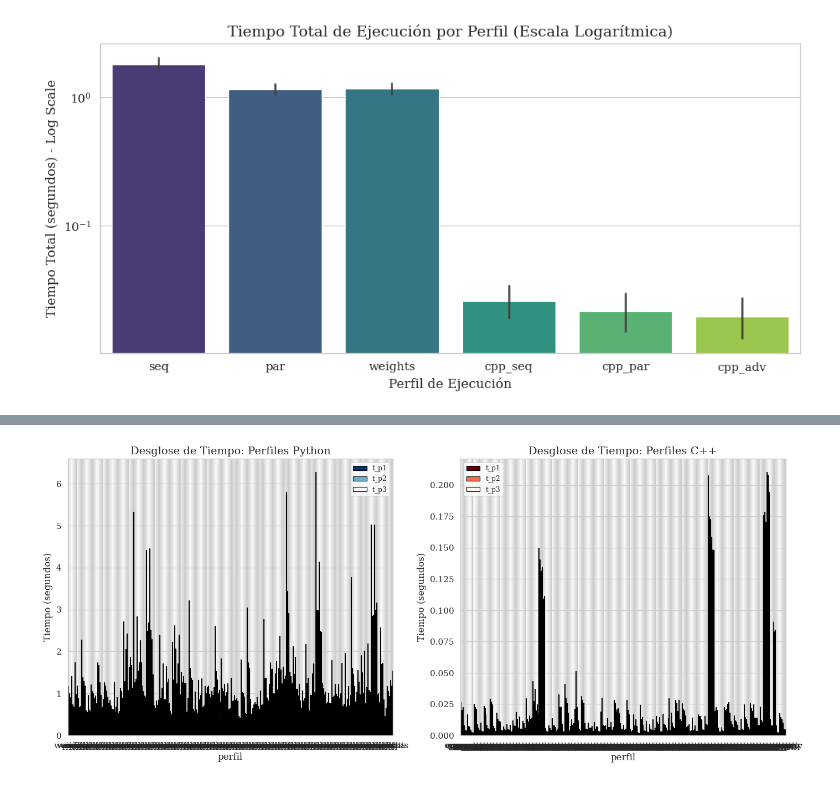
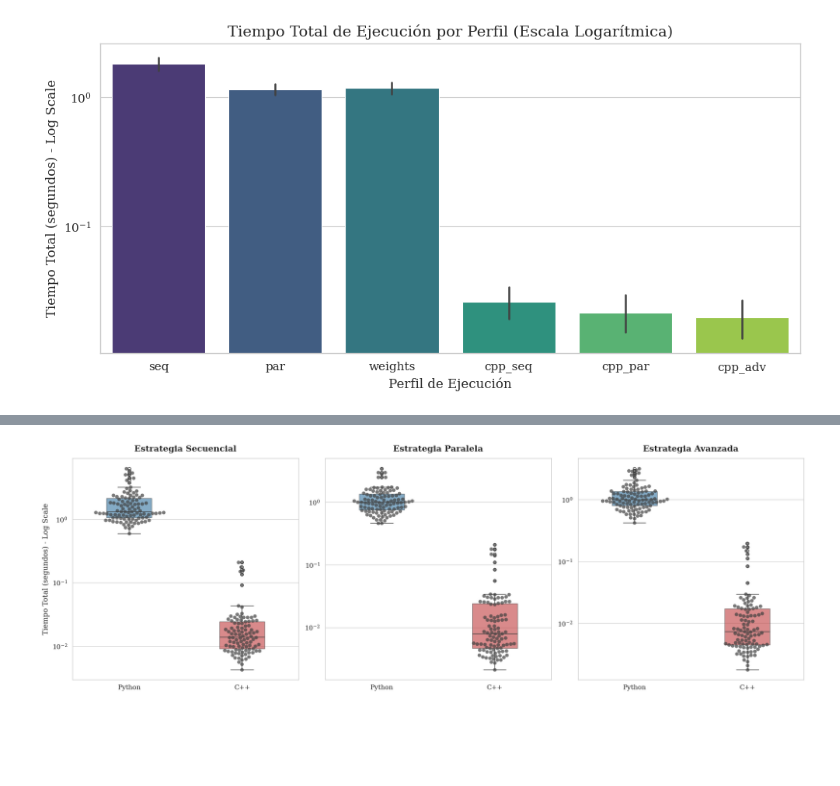
Before and after one commit to crptcusco/cbn_core, a Jupyter notebook: experiments/mix/exp_linear_100/analisis.ipynb, the cells around one changed output, grey strips where cells are left out. Cells and saved outputs as stored; diff of their text form; code cells hidden in the pictures; blank space fills up the shorter version.

```diff
--- a/experiments/mix/exp_linear_100/analisis.ipynb
+++ b/experiments/mix/exp_linear_100/analisis.ipynb
@@ -88,27 +191,59 @@ print(f"🚀 SPEEDUP GENERAL: C++ es {speedup:.2f} veces más rápido que Python
 # %%
-# Preparar datos para barras apiladas
-perfiles = df['perfil'].values
-t_p1 = df['t_p1'].values
-t_p2 = df['t_p2'].values
-t_p3 = df['t_p3'].values
+# Celda 5 (Vista en Paralelo): Distribución de Tiempos Totales (C++ vs Python)
 
-fig, (ax1, ax2) = plt.subplots(1, 2, figsize=(14, 6))
+# Definimos los combates
+pares_comparativos = [
+    ('Estrategia Secuencial', ['cpp_seq', 'seq']),
+    ('Estrategia Paralela', ['cpp_par', 'par']),
+    ('Estrategia Avanzada', ['cpp_adv', 'weights'])
+]
 
-# Gráfico 1: Python
-df_py.set_index('perfil')[['t_p1', 't_p2', 't_p3']].plot(
-    kind='bar', stacked=True, ax=ax1, colormap='Blues_r', edgecolor='black'
-)
-ax1.set_title("Desglose de Tiempo: Perfiles Python")
-ax1.set_ylabel("Tiempo (segundos)")
-ax1.tick_params(axis='x', rotation=0)
+# Crear figura con 1 fila y 3 columnas (en paralelo)
+fig, axes = plt.subplots(1, 3, figsize=(18, 6))
 
-# Gráfico 2: C++
-df_cpp.set_index('perfil')[['t_p1', 't_p2', 't_p3']].plot(
-    kind='bar', stacked=True, ax=ax2, colormap='Reds_r', edgecolor='black'
-)
-ax2.set_title("Desglose de Tiempo: Perfiles C++")
-ax2.set_ylabel("Tiempo (segundos)")
-ax2.tick_params(axis='x', rotation=0)
+for i, (titulo, perfiles) in enumerate(pares_comparativos):
+    # Filtrar datos del combate actual
+    df_combate = df[df['perfil'].isin(perfiles)].copy()
+
+    # Crear etiqueta limpia para C++ vs Python
+    df_combate['Lenguaje'] = df_combate['perfil'].apply(
+        lambda x: 'C++' if x.startswith('cpp_') else 'Python'
+    )
+
+    # BOXPLOT: Orientado verticalmente (x=Lenguaje, y=Tiempo)
+    sns.boxplot(
+        data=df_combate,
+        x='Lenguaje',
+        y='total_t',
+        ax=axes[i],
+        palette={'C++': '#d62728', 'Python': '#1f77b4'},
+        width=0.4,
+        boxprops=dict(alpha=0.6)
+    )
+
+    # SWARMPLOT: Puntos individuales superpuestos
+    sns.swarmplot(
+        data=df_combate,
+        x='Lenguaje',
+        y='total_t',
+        ax=axes[i],
+        color=".25",
+        size=6,
+        alpha=0.7
+    )
+
+    # Configuración de ejes y títulos
+    axes[i].set_title(titulo, fontsize=14, fontweight='bold', pad=12)
+    axes[i].set_xlabel('')
+
+    # Escala logarítmica en Y para manejar la diferencia de velocidad
+    axes[i].set_yscale('log')
+
+    # Solo mostrar la etiqueta del eje Y en el primer gráfico para mayor limpieza visual
+    if i == 0:
+        axes[i].set_ylabel('Tiempo Total (segundos) - Log Scale', fontsize=12)
+    else:
+        axes[i].set_ylabel('')
 
 plt.tight_layout()
 plt.show()
@@ -116,2 +262,2 @@ plt.show()
-[figure, old version]
+[figure, new version]
 # %%
```
Also changed, not shown: parts of 14 cells of this notebook, 1 other file.
